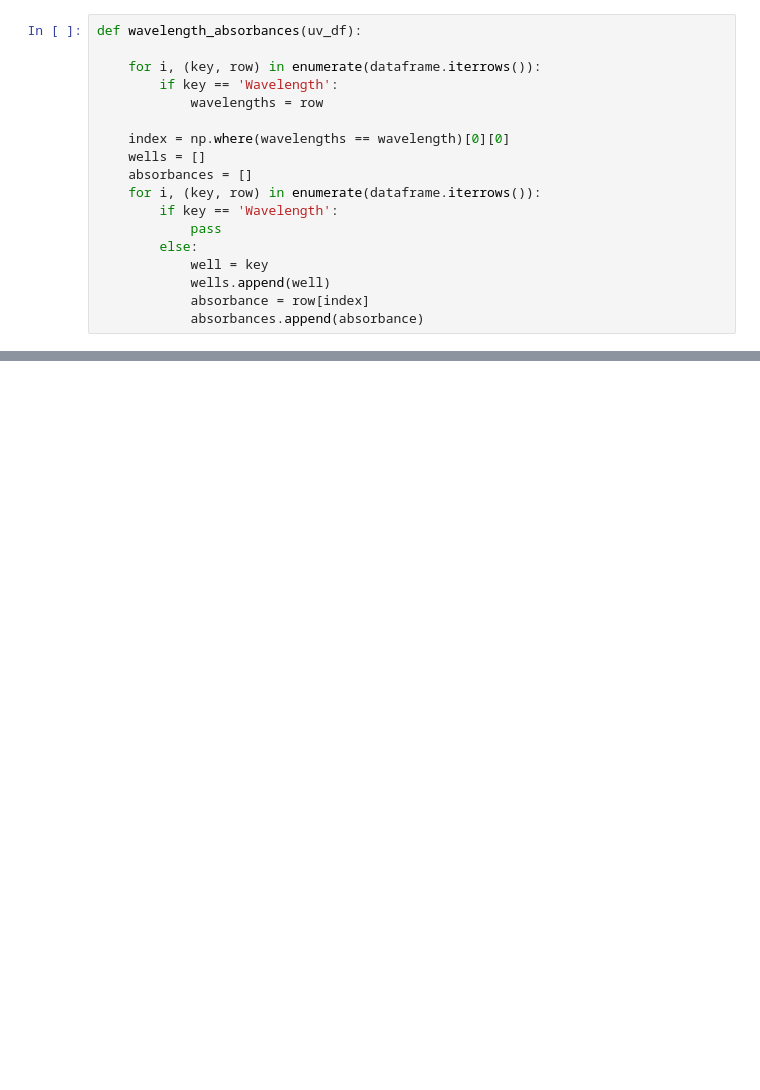
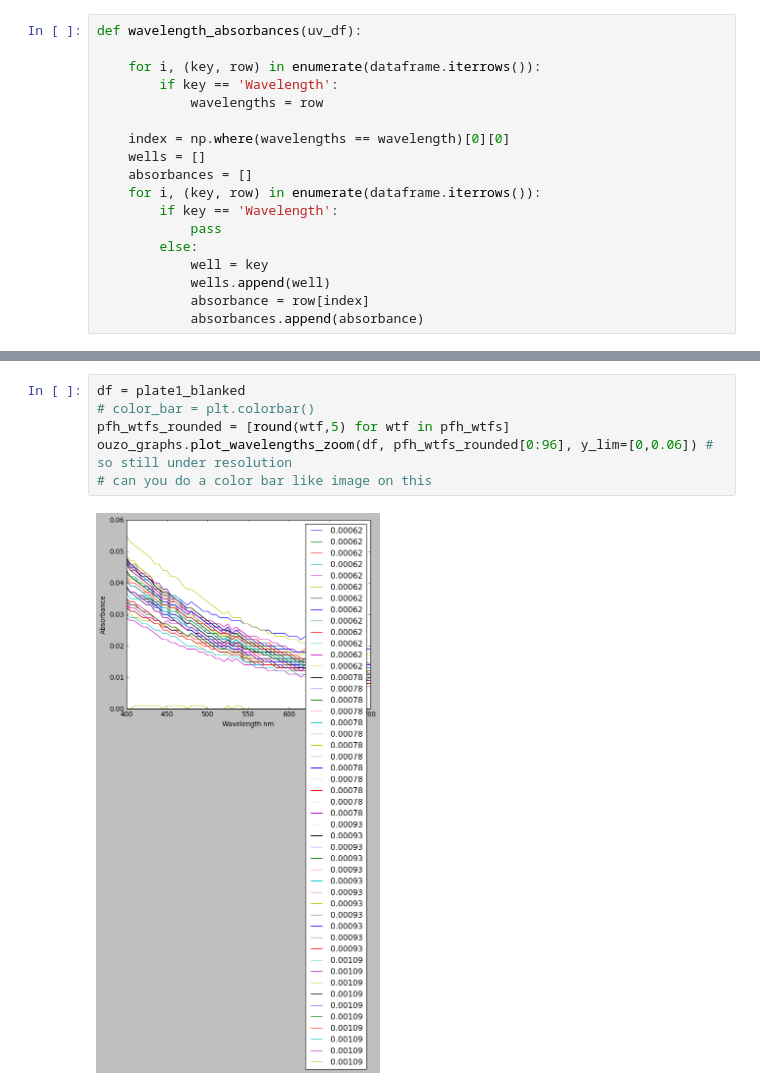
Before and after one commit to pozzo-research-group/OT2Protocols, a Jupyter notebook: ot2protocol/Ouzo_OT2_Sampling/open and combine-Copy1.ipynb, the cells around one changed output, grey strips where cells are left out. Drawn from its saved outputs; the diff is of its cells as text; blank space fills up the shorter version.

```diff
--- a/ot2protocol/Ouzo_OT2_Sampling/open and combine-Copy1.ipynb
+++ b/ot2protocol/Ouzo_OT2_Sampling/open and combine-Copy1.ipynb
@@ -84,0 +72,8 @@ sample_info
+# %%
+df = plate1_blanked
+# color_bar = plt.colorbar()
+pfh_wtfs_rounded = [round(wtf,5) for wtf in pfh_wtfs]
+ouzo_graphs.plot_wavelengths_zoom(df, pfh_wtfs_rounded[0:96], y_lim=[0,0.06]) # so still under resolution
+# can you do a color bar like image on this
+# %% [output]
+[figure, added]
```
Also changed, not shown: parts of 9 cells of this notebook, 4 other files.
